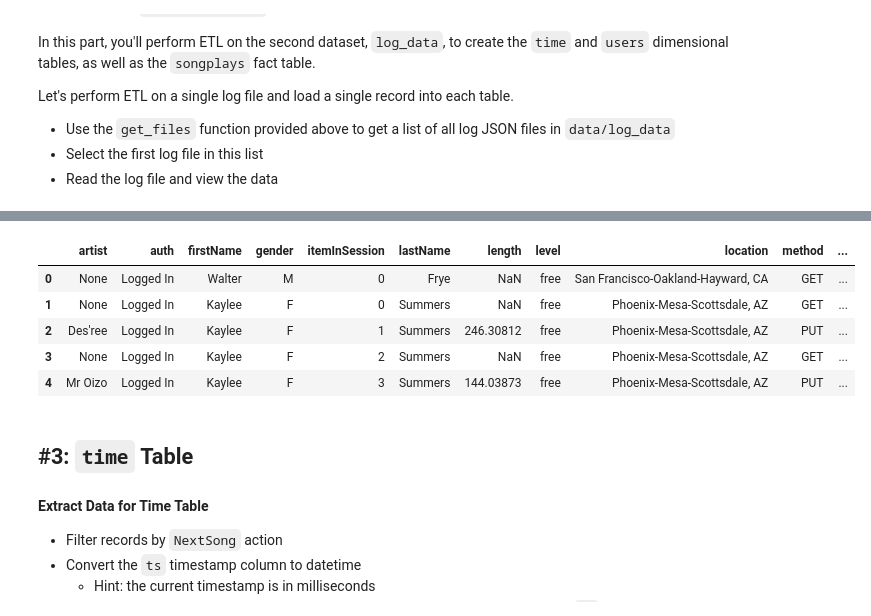
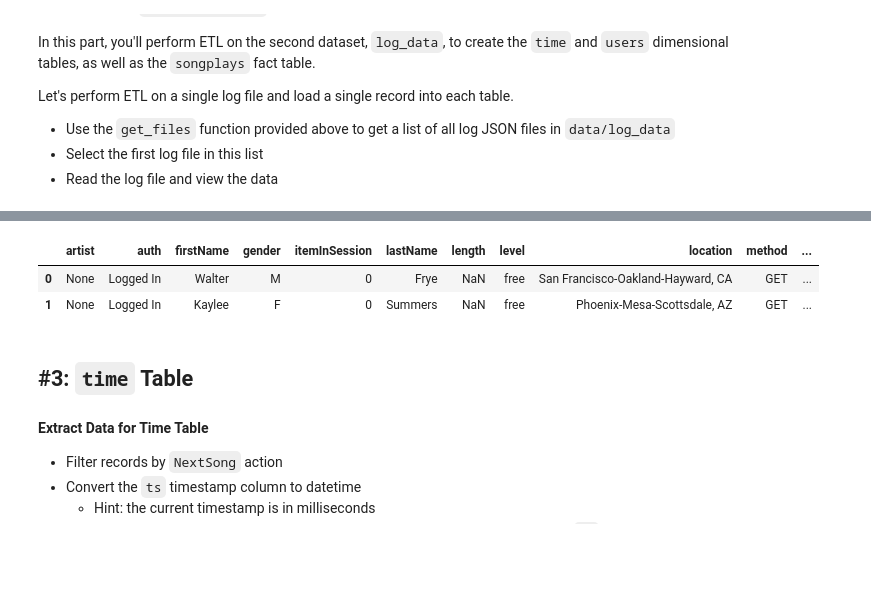
Before and after one commit to techmitchh/POSTGRES_DATAMODELING, a Jupyter notebook: etl.ipynb, the cells around one changed output, grey strips where cells are left out. Drawn from its saved outputs; the diff is of its cells as text; code cells hidden in the pictures; blank space fills up the shorter version.

Commit message:
refactor: Clean table creation/insertion syntax

```diff
--- a/etl.ipynb
+++ b/etl.ipynb
@@ -174,16 +138,13 @@ log_files
 # %%
 df = pd.DataFrame()
 for file in log_files:
     tmp_df = pd.read_json(file, lines=True)
     df = df.append(tmp_df)
-df.head()
+df.head(2)
 # %% [output]
 |  | artist | auth | firstName | gender | itemInSession | lastName | length | level | location | method | ... |
 | 0 | None | Logged In | Walter | M | 0 | Frye | NaN | free | San Francisco-Oakland-Hayward, CA | GET | ... |
 | 1 | None | Logged In | Kaylee | F | 0 | Summers | NaN | free | Phoenix-Mesa-Scottsdale, AZ | GET | ... |
-| 2 | Des'ree | Logged In | Kaylee | F | 1 | Summers | 246.30812 | free | Phoenix-Mesa-Scottsdale, AZ | PUT | ... |
-| 3 | None | Logged In | Kaylee | F | 2 | Summers | NaN | free | Phoenix-Mesa-Scottsdale, AZ | GET | ... |
-| 4 | Mr Oizo | Logged In | Kaylee | F | 3 | Summers | 144.03873 | free | Phoenix-Mesa-Scottsdale, AZ | PUT | ... |
 # %% [markdown]
 ## #3: `time` Table
 #### Extract Data for Time Table
```
Also changed, not shown: parts of 17 cells of this notebook.
